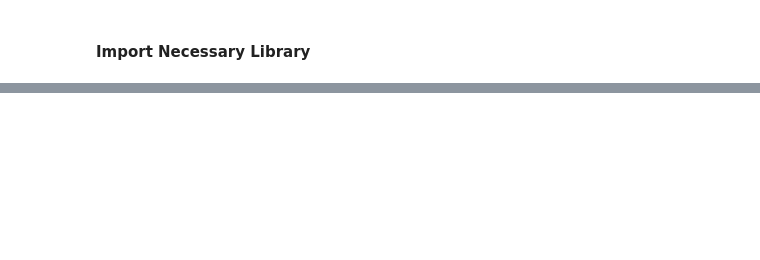
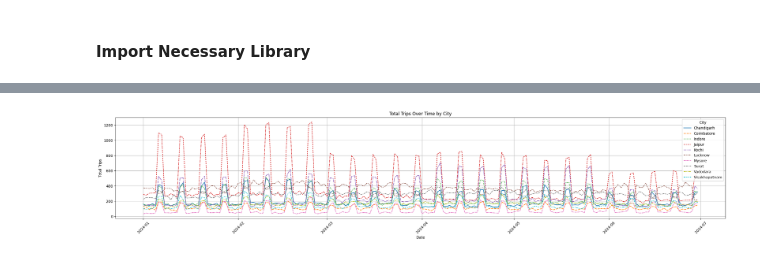
Before and after one commit to Shandeep-Raula/GoodCabs--Provide-Insights-to-Chief-Operations-in-Transportation-Domain, a Jupyter notebook: EDA.ipynb, the cells around one changed output, grey strips where cells are left out. Cells and saved outputs as stored; diff of their text form; code cells hidden in the pictures; blank space fills up the shorter version.

Commit message:
apply some modifications on each data frame

```diff
--- a/EDA.ipynb
+++ b/EDA.ipynb
@@ -81,0 +132,18 @@ fact_trips
+# %%
+monthly_city = fact_trips.merge(dim_city, on='city_id', how='left')
+
+monthly_data = monthly_city.pivot_table(values='trip_id', index='date', columns='city_name', aggfunc='count').fillna(0)
+monthly_data = monthly_data.sort_index()
+
+plt.figure(figsize=(30, 5))
+sns.lineplot(data=monthly_data)
+
+plt.title('Total Trips Over Time by City')
+plt.ylabel('Total Trips')
+plt.xlabel('Date')
+plt.xticks(rotation=45)
+plt.grid(True)
+plt.legend(title='City')
+plt.show()
+# %% [output]
+[figure, added]
```
Also changed, not shown: parts of 12 cells of this notebook.
